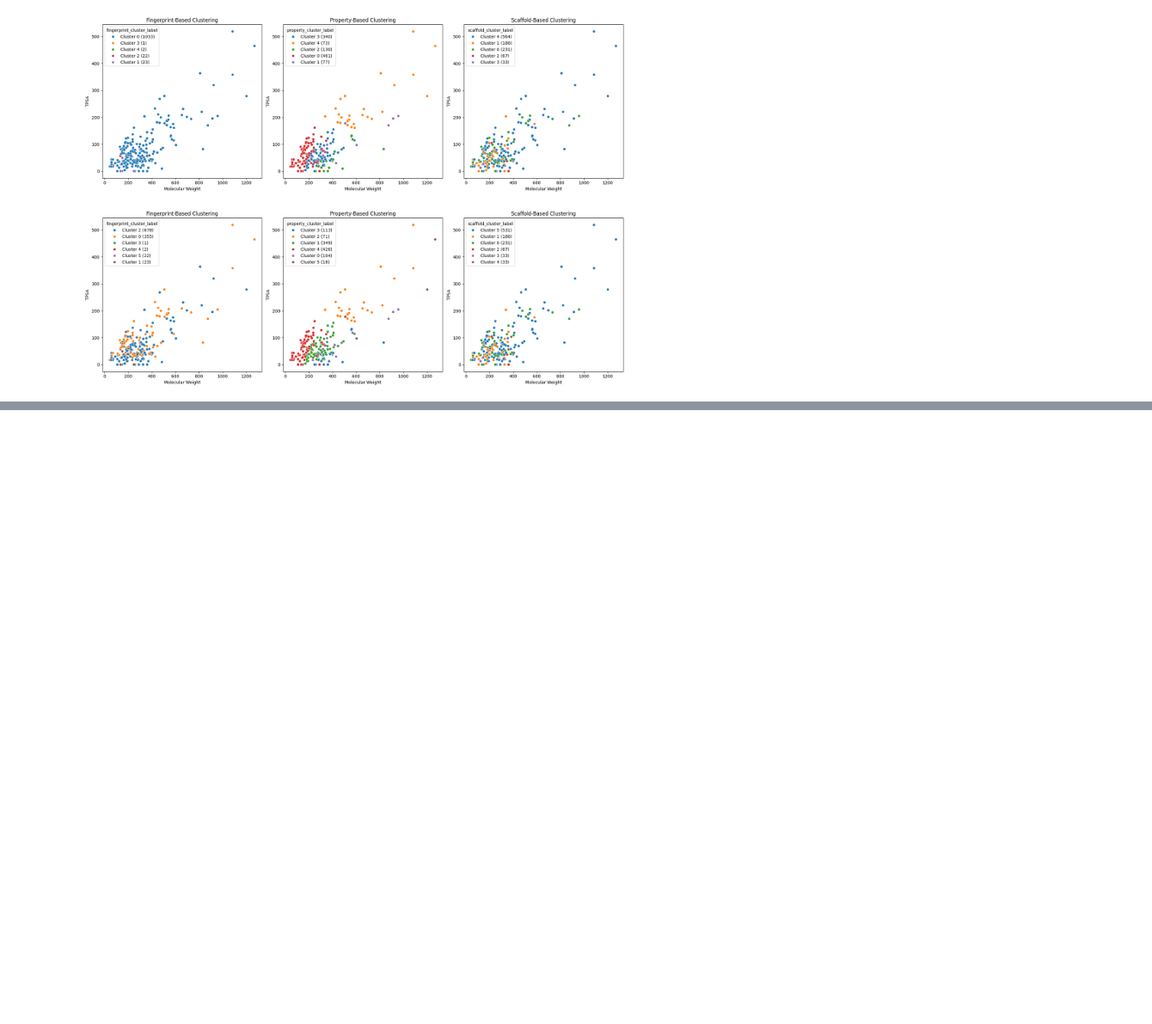
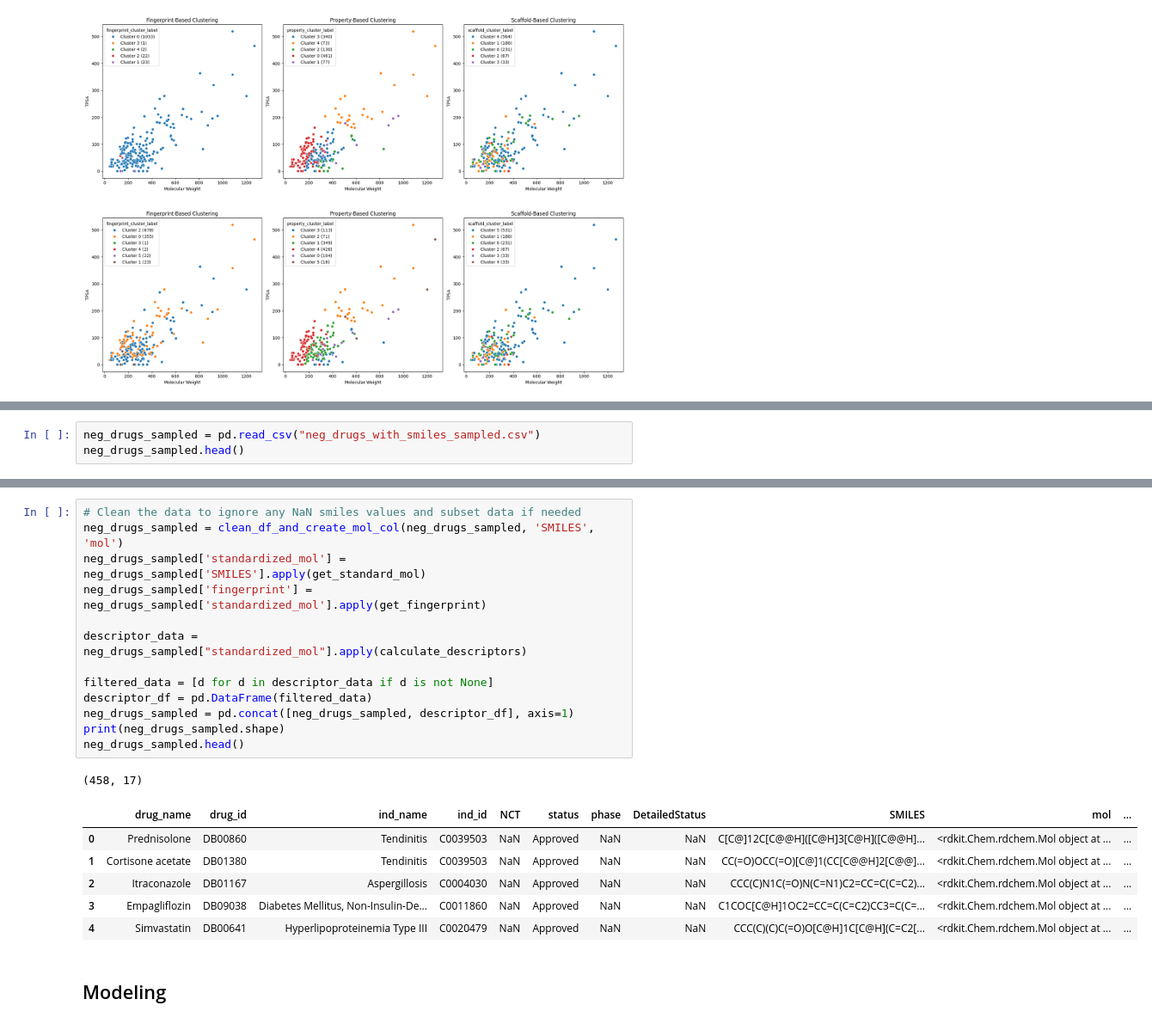
Before and after one commit to Steve-Cheney/Cheminformatics, a Jupyter notebook: rbif-110-final/final.ipynb, the cells around one changed output, grey strips where cells are left out. Shown at 86% size. Saved outputs shown, nothing was run; the diff lists cells and outputs as text; blank space fills up the shorter version.

```diff
--- a/rbif-110-final/final.ipynb
+++ b/rbif-110-final/final.ipynb
@@ -396,0 +465,3 @@ clustered_df_5.head()
+# %%
+neg_drugs_sampled = pd.read_csv("neg_drugs_with_smiles_sampled.csv")
+neg_drugs_sampled.head()
@@ -396,0 +475,23 @@ clustered_df_5.head()
+# %%
+# Clean the data to ignore any NaN smiles values and subset data if needed
+neg_drugs_sampled = clean_df_and_create_mol_col(neg_drugs_sampled, 'SMILES', 'mol')
+neg_drugs_sampled['standardized_mol'] = neg_drugs_sampled['SMILES'].apply(get_standard_mol)
+neg_drugs_sampled['fingerprint'] = neg_drugs_sampled['standardized_mol'].apply(get_fingerprint)
+
+descriptor_data = neg_drugs_sampled["standardized_mol"].apply(calculate_descriptors)
+
+filtered_data = [d for d in descriptor_data if d is not None]
+descriptor_df = pd.DataFrame(filtered_data)
+neg_drugs_sampled = pd.concat([neg_drugs_sampled, descriptor_df], axis=1)
+print(neg_drugs_sampled.shape)
+neg_drugs_sampled.head()
+# %% [output]
+(458, 17)
+|  | drug_name | drug_id | ind_name | ind_id | NCT | status | phase | DetailedStatus | SMILES | mol | ... |
+| 0 | Prednisolone | DB00860 | Tendinitis | C0039503 | NaN | Approved | NaN | NaN | C[C@]12C[C@@H]([C@H]3[C@H]([C@@H]... | <rdkit.Chem.rdchem.Mol object at ... | ... |
+| 1 | Cortisone acetate | DB01380 | Tendinitis | C0039503 | NaN | Approved | NaN | NaN | CC(=O)OCC(=O)[C@]1(CC[C@@H]2[C@@]... | <rdkit.Chem.rdchem.Mol object at ... | ... |
+| 2 | Itraconazole | DB01167 | Aspergillosis | C0004030 | NaN | Approved | NaN | NaN | CCC(C)N1C(=O)N(C=N1)C2=CC=C(C=C2)... | <rdkit.Chem.rdchem.Mol object at ... | ... |
+| 3 | Empagliflozin | DB09038 | Diabetes Mellitus, Non-Insulin-De... | C0011860 | NaN | Approved | NaN | NaN | C1COC[C@H]1OC2=CC=C(C=C2)CC3=C(C=... | <rdkit.Chem.rdchem.Mol object at ... | ... |
+| 4 | Simvastatin | DB00641 | Hyperlipoproteinemia Type III | C0020479 | NaN | Approved | NaN | NaN | CCC(C)(C)C(=O)O[C@H]1C[C@H](C=C2[... | <rdkit.Chem.rdchem.Mol object at ... | ... |
+# %% [markdown]
+## Modeling
```
Also changed, not shown: parts of 15 cells of this notebook, 3 other files.
